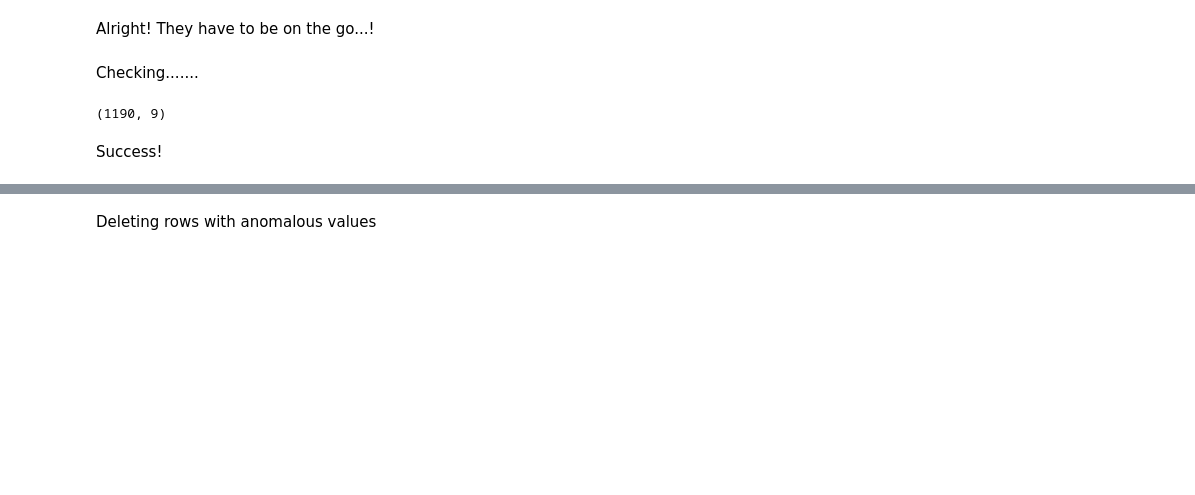
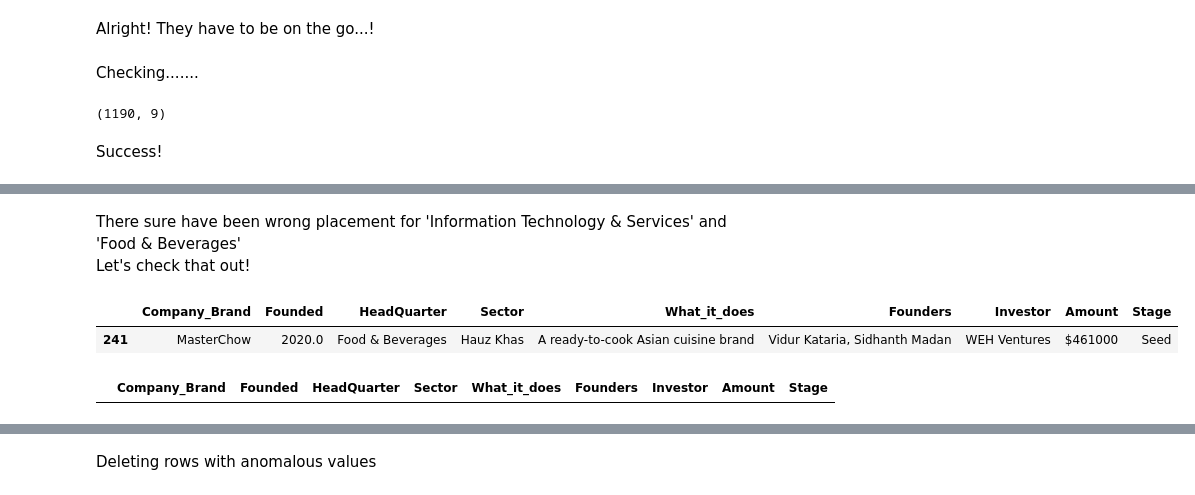
Before and after one commit to aaronayitey/Indian-Startup-Funding-Analysis, a Jupyter notebook: analysing_funding.ipynb, the cells around one changed output, grey strips where cells are left out. Saved outputs shown, nothing was run; the diff lists cells and outputs as text; code cells hidden in the pictures; blank space fills up the shorter version.

```diff
--- a/analysing_funding.ipynb
+++ b/analysing_funding.ipynb
@@ -165,0 +183,4 @@ Success!
+# %%
+# Good! Now we correct that and that's all for company_Brand
+
+data2021['Company_Brand'] = data2021['Company_Brand'].str.replace("’", "'")
@@ -165,0 +215,10 @@ Success!
+# %% [markdown]
+There sure have been wrong placement for 'Information Technology & Services' and  'Food & Beverages' <br>
+Let's check that out!
+# %%
+# Checking .....
+
+data2021[data2021['HeadQuarter'] == 'Food & Beverages']
+# %% [output]
+|  | Company_Brand | Founded | HeadQuarter | Sector | What_it_does | Founders | Investor | Amount | Stage |
+| 241 | MasterChow | 2020.0 | Food & Beverages | Hauz Khas | A ready-to-cook Asian cuisine brand | Vidur Kataria, Sidhanth Madan | WEH Ventures | $461000 | Seed |
@@ -165,0 +230,6 @@ Success!
+# %%
+# Checking .....
+
+data2021[data2021['HeadQuarter'] == 'Food & Beverages']
+# %% [output]
+|  | Company_Brand | Founded | HeadQuarter | Sector | What_it_does | Founders | Investor | Amount | Stage |
```
Also changed, not shown: parts of 16 cells of this notebook.
